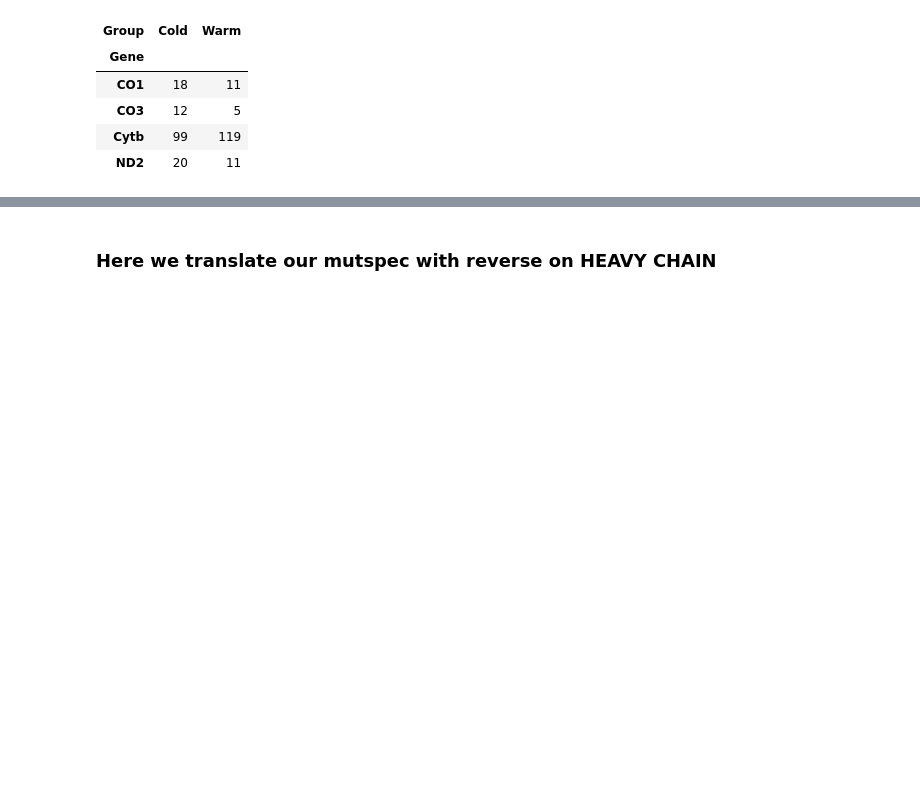
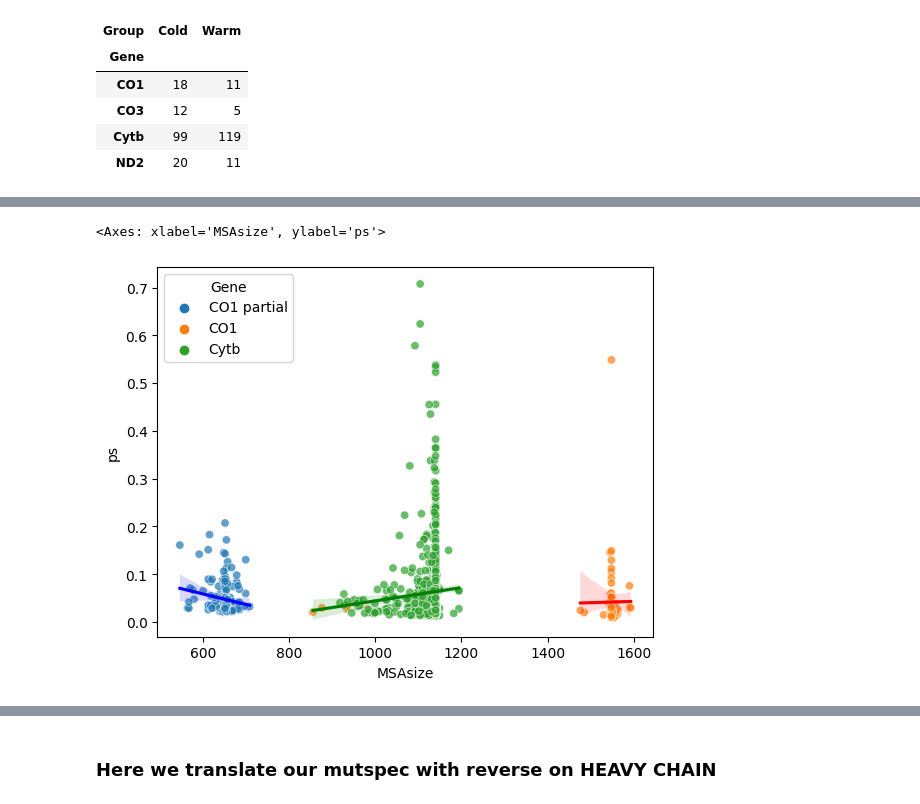
Before and after one commit to mitoclub/TemperatureEffectsOnMtDNAspectra, a Jupyter notebook: analysis/plot_mutspec192.ipynb, the cells around one changed output, grey strips where cells are left out. Saved outputs shown, nothing was run; the diff lists cells and outputs as text; code cells hidden in the pictures; blank space fills up the shorter version.

```diff
--- a/analysis/plot_mutspec192.ipynb
+++ b/analysis/plot_mutspec192.ipynb
@@ -101,0 +104,3 @@ species_cnt
+# %%
+ms12 = pd.read_csv('../data/MutSpecVertebrates12fish.csv')#.query('Gene == "Cytb"')
+ms12
@@ -101,0 +121,3 @@ species_cnt
+# %%
+metainfo = pd.read_csv('../data/meta.csv')#.query('Gene == "Cytb"')
+metainfo
@@ -101,0 +138,6 @@ species_cnt
+# %%
+ps_df = ms12.groupby(['Gene', 'Species'])[['Observed', 'Expected']].sum()
+ps_df['ps'] = ps_df['Observed'] / ps_df['Expected']
+ps_df = ps_df.reset_index().merge(metainfo, on=['Gene', 'Species'])
+ps_df.loc[ps_df.MSAsize < 800, 'Gene'] = 'CO1 partial'
+ps_df
@@ -101,0 +158,11 @@ species_cnt
+# %%
+sns.scatterplot(ps_df, y='ps', x='MSAsize', hue='Gene', alpha=0.7)
+sns.regplot(ps_df.query('MSAsize < 800'), y='ps', x='MSAsize', color='blue', scatter=False)
+sns.regplot(ps_df.query('800 < MSAsize < 1200'), y='ps', x='MSAsize', color='green', scatter=False)
+sns.regplot(ps_df.query('MSAsize > 1200'), y='ps', x='MSAsize', color='red', scatter=False)
+# sns.scatterplot(ps_df.query('800 < MSAsize < 1200'), x='ps', y='MSAsize')
+# plt.xscale('log')
+# plt.yscale('log')
+# %% [output]
+<Axes: xlabel='MSAsize', ylabel='ps'>
+[figure, added]
```
Also changed, not shown: parts of 6 cells of this notebook, 1 other file.
